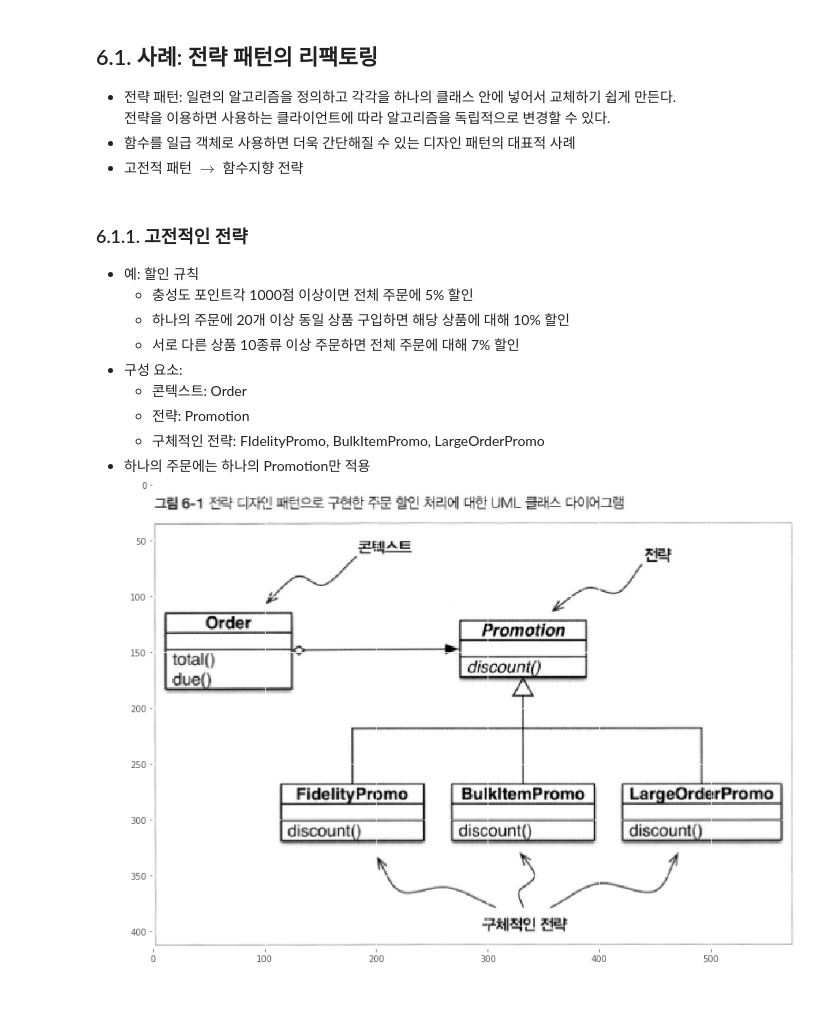
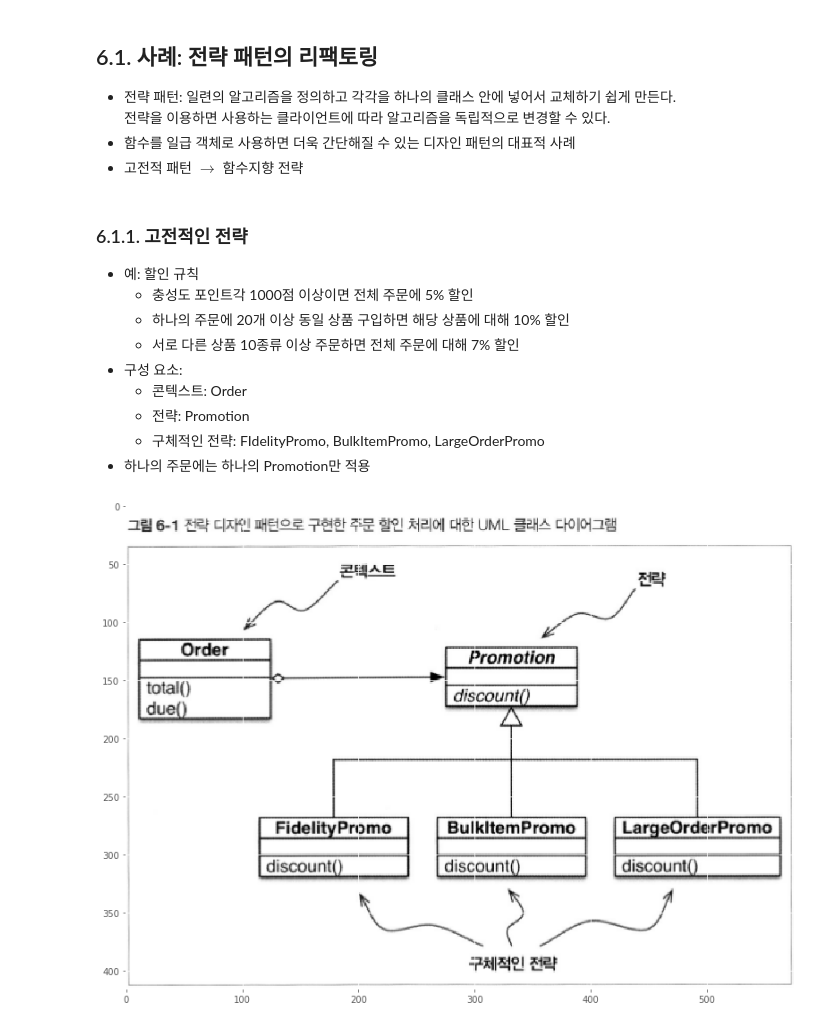
Before and after one commit to uiandwe/TIL, a Jupyter notebook: back_end/python/전문가를 위한 파이썬/06.ipynb, the cells around one changed output. Drawn from its saved outputs; the diff is of its cells as text; code cells hidden in the pictures.

```diff
--- a/back_end/python/전문가를 위한 파이썬/06.ipynb
+++ b/back_end/python/전문가를 위한 파이썬/06.ipynb
@@ -31,4 +31,17 @@
     - 전략: Promotion
     - 구체적인 전략: FIdelityPromo, BulkItemPromo, LargeOrderPromo
 - 하나의 주문에는 하나의 Promotion만 적용
-![1.png](attachment:1.png)
+# %%
+from scipy import misc
+import matplotlib.pyplot as plt
+%matplotlib inline
+plt.style.use('ggplot')
+# %%
+def load_img(name, img_dir='images/'):
+    img = misc.imread(img_dir + name)
+    plt.imshow(img)
+    plt.subplots_adjust(right=2, top=2)
+# %%
+load_img('fig6-1.png')
+# %% [output]
+[figure, added]
```
